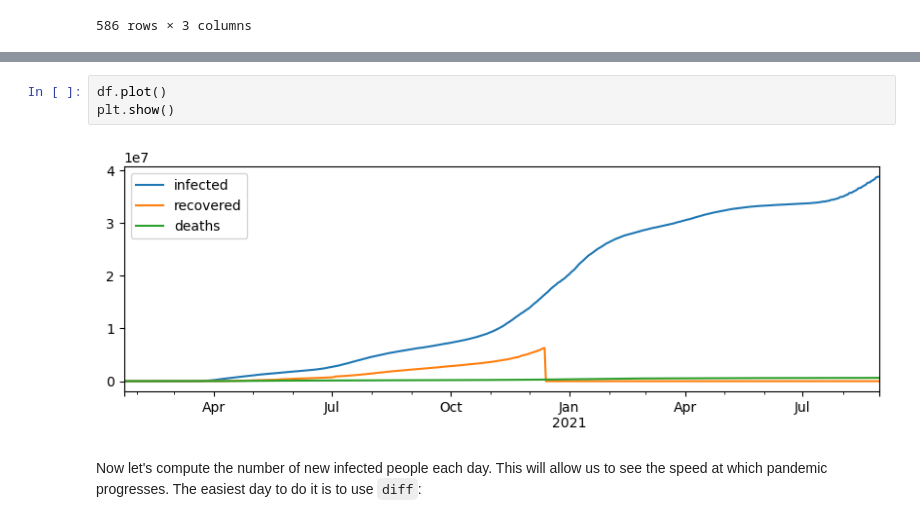
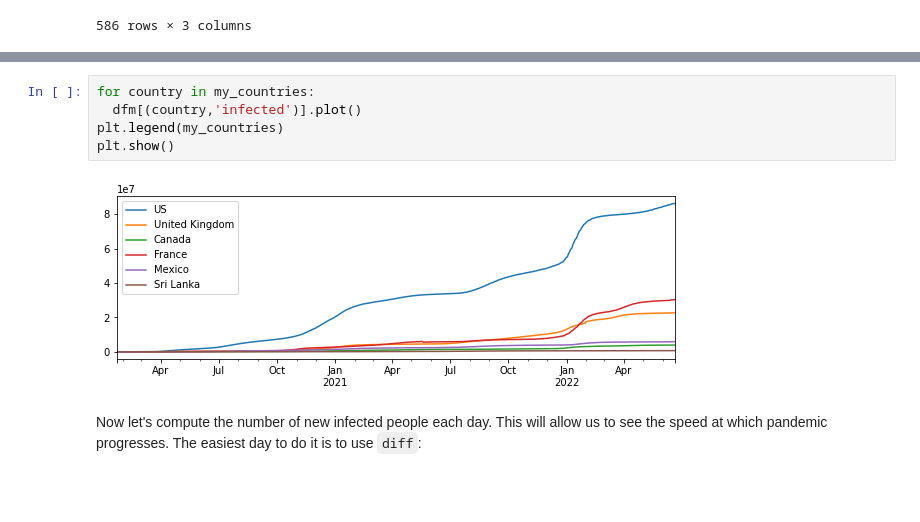
Before and after one commit to leingang/Data-Science-For-Beginners, a Jupyter notebook: 2-Working-With-Data/07-python/notebook-covidspread.ipynb, the cells around one changed output, grey strips where cells are left out. Cells and saved outputs as stored; diff of their text form; blank space fills up the shorter version.

```diff
--- a/2-Working-With-Data/07-python/notebook-covidspread.ipynb
+++ b/2-Working-With-Data/07-python/notebook-covidspread.ipynb
@@ -187,11 +187,13 @@ dfm
 | 2022-06-19 | 86246101 | 0 | 1013413 | 22664435 | 0 | 180204 | 3925888 | 0 | 41758 | ... |
 | 2022-06-20 | 86297081 | 0 | 1013493 | 22701557 | 0 | 180271 | 3927161 | 0 | 41763 | ... |
 881 rows × 18 columns
-# %%
-df.plot()
-plt.show()
-# %% [output]
-[figure, removed]
+# %%
+for country in my_countries:
+  dfm[(country,'infected')].plot()
+plt.legend(my_countries)
+plt.show()
+# %% [output]
+[figure, added]
 # %% [markdown]
 Now let's compute the number of new infected people each day. This will allow us to see the speed at which pandemic progresses. The easiest day to do it is to use `diff`:
 # %%
```
Also changed, not shown: parts of 4 cells of this notebook.
